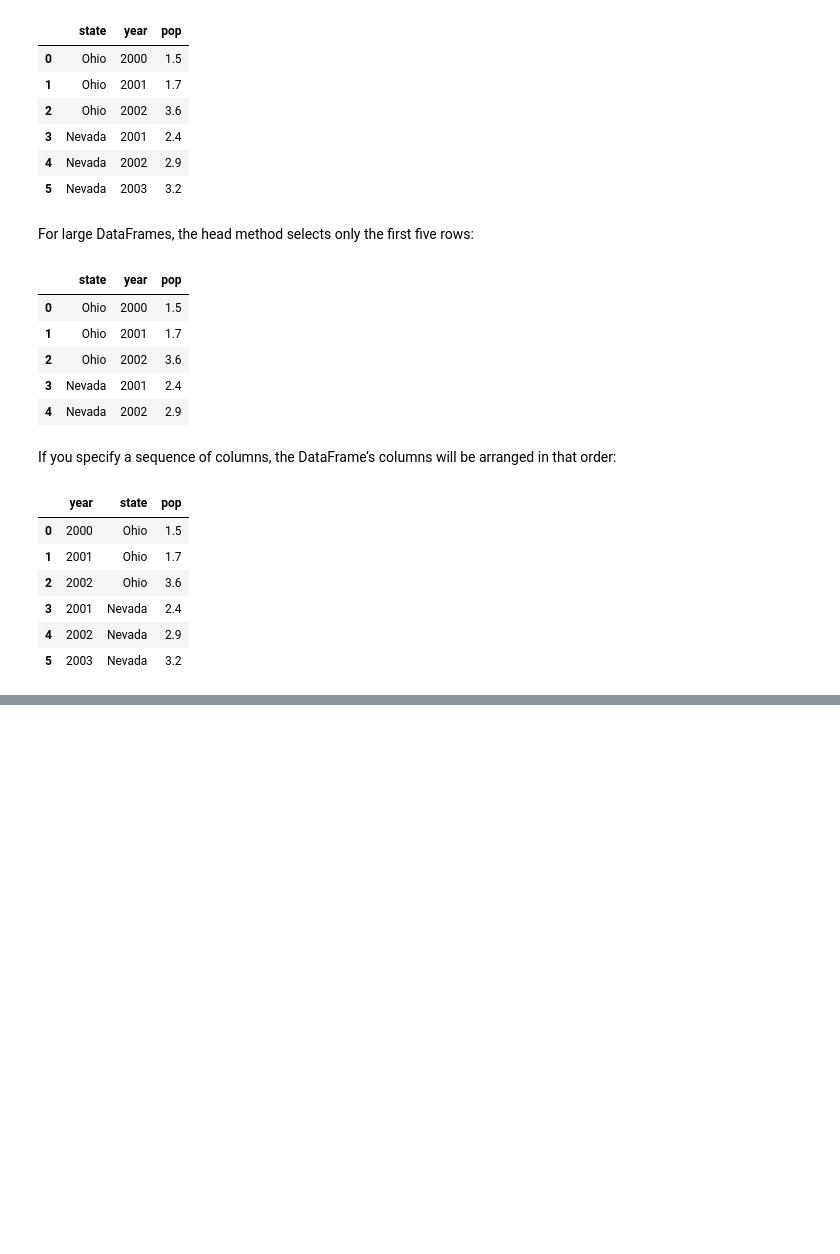
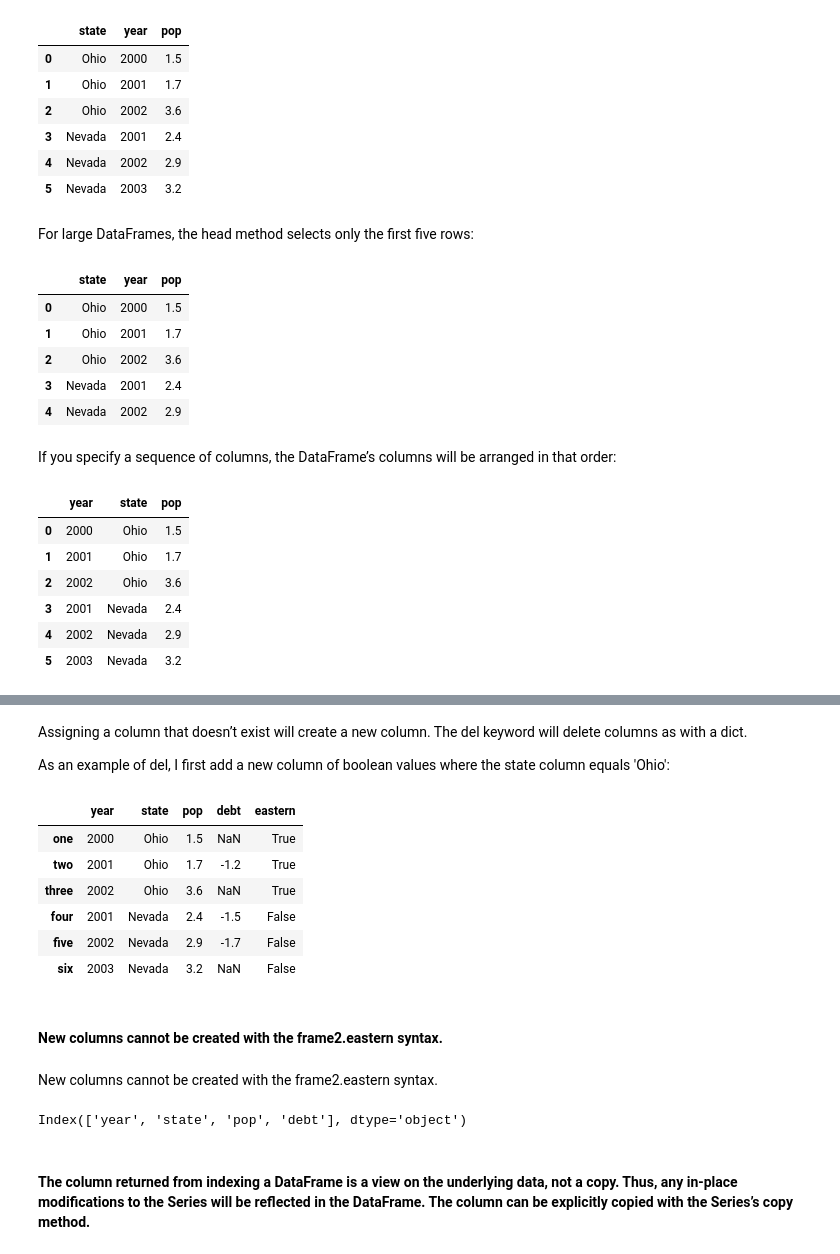
Before and after one commit to piszewc/python-deep-learning-data-science, a Jupyter notebook: Pandas/pandas_notes.ipynb, the cells around one changed output, grey strips where cells are left out. Drawn from its saved outputs; the diff is of its cells as text; code cells hidden in the pictures; blank space fills up the shorter version.

```diff
--- a/Pandas/pandas_notes.ipynb
+++ b/Pandas/pandas_notes.ipynb
@@ -274,0 +339,2 @@ index=['one', 'two', 'three', 'four','five', 'six'])
+# %%
+frame2['debt'] = np.arange(6.)
@@ -274,0 +355,4 @@ index=['one', 'two', 'three', 'four','five', 'six'])
+# %%
+val = pd.Series([-1.2, -1.5, -1.7], index=['two', 'four', 'five'])
+# %%
+frame2['debt'] = val
@@ -274,0 +369,22 @@ index=['one', 'two', 'three', 'four','five', 'six'])
+# %% [markdown]
+Assigning a column that doesn’t exist will create a new column. The del keyword will
+delete columns as with a dict.
+
+As an example of del, I first add a new column of boolean values where the state
+column equals 'Ohio':
+# %%
+frame2['eastern'] = frame2.state == 'Ohio'
+# %%
+frame2
+# %% [output]
+|  | year | state | pop | debt | eastern |
+| one | 2000 | Ohio | 1.5 | NaN | True |
+| two | 2001 | Ohio | 1.7 | -1.2 | True |
+| three | 2002 | Ohio | 3.6 | NaN | True |
+| four | 2001 | Nevada | 2.4 | -1.5 | False |
+| five | 2002 | Nevada | 2.9 | -1.7 | False |
+| six | 2003 | Nevada | 3.2 | NaN | False |
+# %% [markdown]
+#### New columns cannot be created with the frame2.eastern syntax.
+# %% [markdown]
+New columns cannot be created with the frame2.eastern syntax.
@@ -274,0 +393,6 @@ index=['one', 'two', 'three', 'four','five', 'six'])
+# %%
+frame2.columns
+# %% [output]
+Index(['year', 'state', 'pop', 'debt'], dtype='object')
+# %% [markdown]
+#### The column returned from indexing a DataFrame is a view on the underlying data, not a copy. Thus, any in-place modifications to the Series will be reflected in the DataFrame. The column can be explicitly copied with the Series’s copy method.
```
Also changed, not shown: parts of 17 cells of this notebook.
